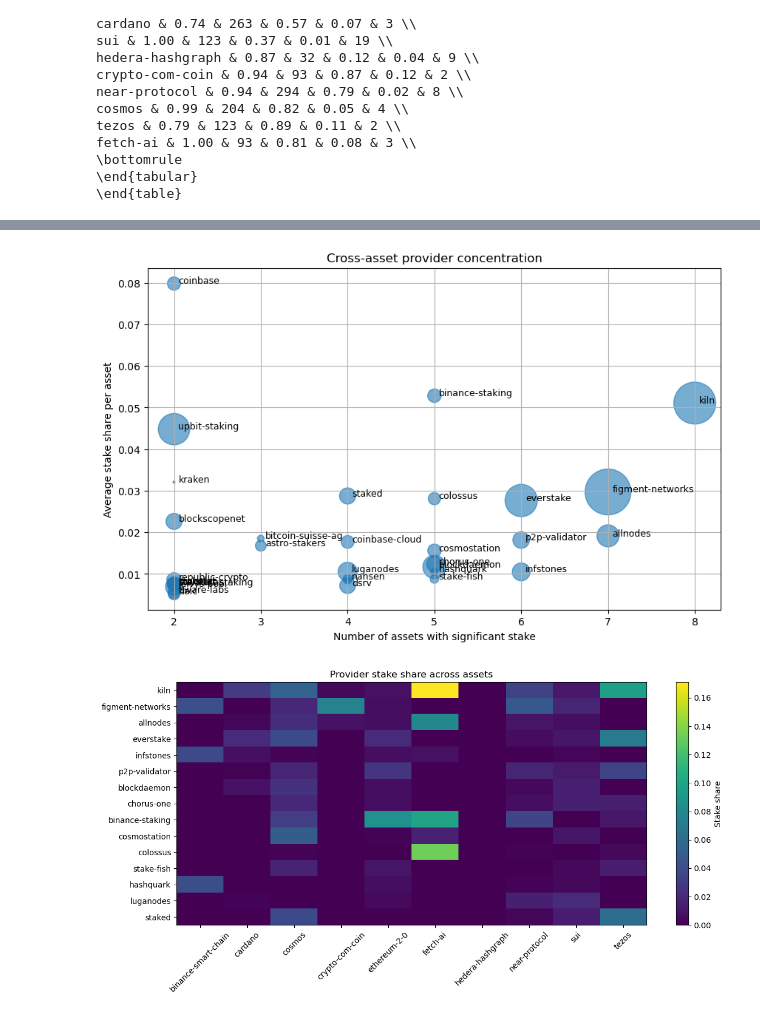
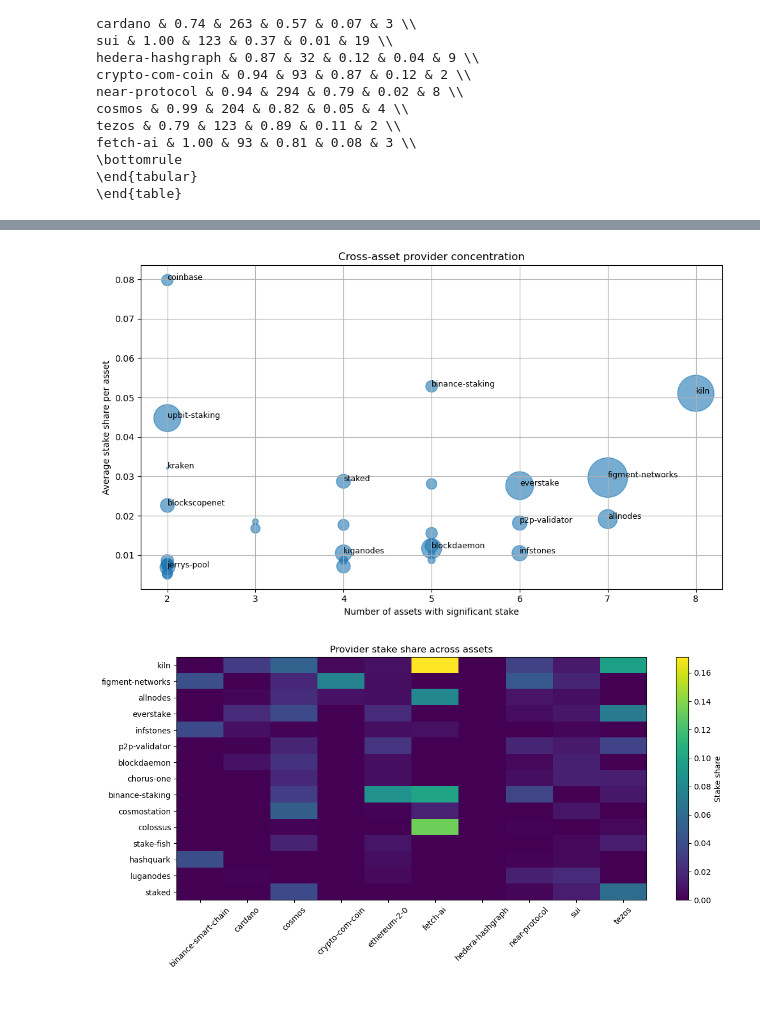
Before and after one commit to schwmi/StakingProviderConcentrationAnalysis, a Jupyter notebook: StakingRewardsExperiments.ipynb, the cells around one changed output, grey strips where cells are left out. Saved outputs shown, nothing was run; the diff lists cells and outputs as text; code cells hidden in the pictures.

```diff
--- a/StakingRewardsExperiments.ipynb
+++ b/StakingRewardsExperiments.ipynb
@@ -950,30 +950,81 @@ display(provider_cross)
 # %%
 import matplotlib.pyplot as plt
 
-plt.figure(figsize=(10, 6))
+# Optional but recommended for readable, non-overlapping labels
+USE_ADJUST_TEXT = True
+try:
+    from adjustText import adjust_text
+except Exception:
+    USE_ADJUST_TEXT = False
 
-plt.scatter(
+fig, ax = plt.subplots(figsize=(10, 6))
+
+# Bubble sizes
+size = (
+    provider_cross["total_effective_stake"]
+    / provider_cross["total_effective_stake"].max()
+    * 2000
+)
+
+ax.scatter(
     provider_cross["assets_present"],
     provider_cross["mean_asset_share"],
-    s=provider_cross["total_effective_stake"] / provider_cross["total_effective_stake"].max() * 2000,
+    s=size,
     alpha=0.6,
 )
 
+# ---- label strategy: label only "important" providers ----
+TOP_N_BY_TOTAL = 12
+label_providers = set(
+    provider_cross.nlargest(TOP_N_BY_TOTAL, "total_effective_stake")["provider"]
+)
+
+# also label providers with broad presence or high average share
+label_providers |= set(
+    provider_cross[
+        (provider_cross["assets_present"] >= 6) |
+        (provider_cross["mean_asset_share"] >= 0.03)
+    ]["provider"]
+)
+
+texts = []
 for _, row in provider_cross.iterrows():
-    plt.text(
-        row["assets_present"] + 0.05,
+    if row["provider"] not in label_providers:
+        continue
+
+    # place label initially at the point (adjustText will move it if available)
+    t = ax.text(
+        row["assets_present"],
         row["mean_asset_share"],
         row["provider"],
-        fontsize=9,
+        fontsize=9
+    )
+    texts.append(t)
+
+# de-overlap labels if adjustText is available
+if USE_ADJUST_TEXT and texts:
+    adjust_text(
+        texts,
+        ax=ax,
+        expand_points=(1.2, 1.2),
+        expand_text=(1.2, 1.2),
+        arrowprops=dict(arrowstyle="-", lw=0.4, alpha=0.7),
     )
 
-plt.xlabel("Number of assets with significant stake")
-plt.ylabel("Average stake share per asset")
-plt.title("Cross-asset provider concentration")
-plt.grid(True)
-plt.show()
+ax.set_xlabel("Number of assets with significant stake")
+ax.set_ylabel("Average stake share per asset")
+ax.set_title("Cross-asset provider concentration")
+ax.grid(True)
+
+fig.tight_layout()
+
+fig.savefig(
+    "figures/cross_asset_bubble.pdf",
+    format="pdf",
+    bbox_inches="tight",
+)
 # %% [output]
-[figure, old version]
+[figure, new version]
 # %%
 pivot = provider_asset_df.pivot_table(
     index="provider",
```
Also changed, not shown: parts of 3 cells of this notebook, 3 other files.
